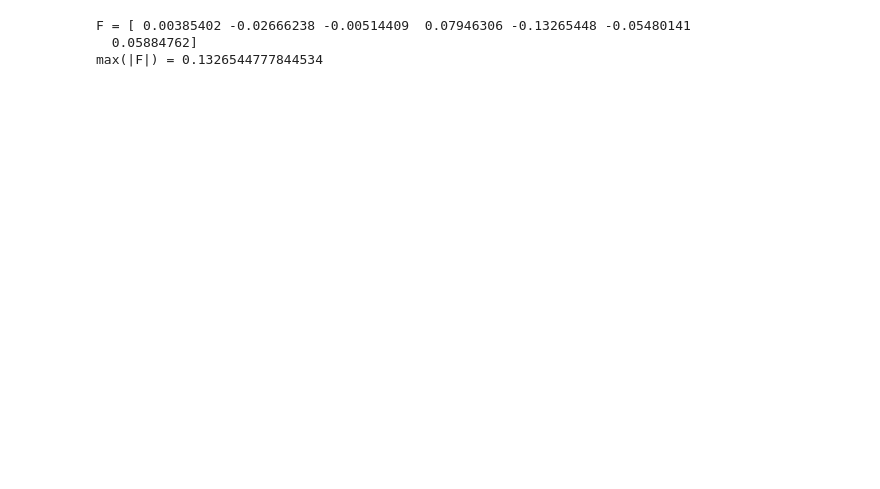
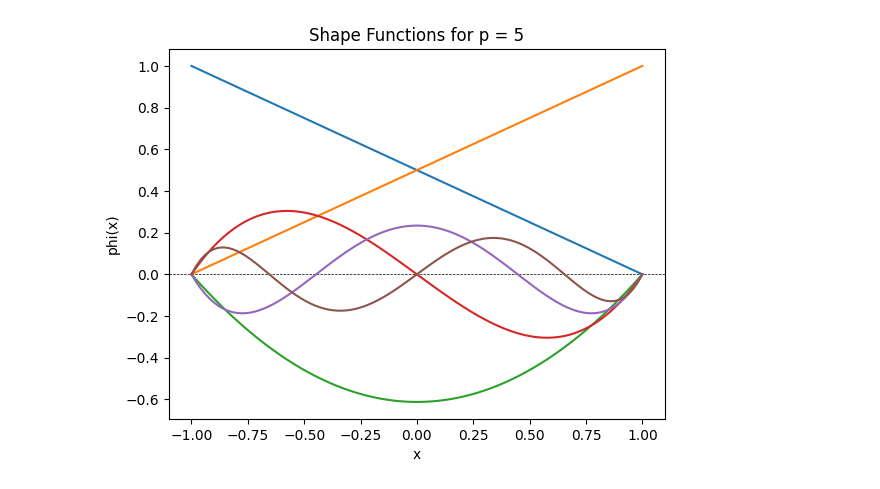
Before and after one commit to rick7777k/FEM_project, a Jupyter notebook: notebooks/playgound.ipynb, the cells around one changed output. Drawn from its saved outputs; the diff is of its cells as text; code cells hidden in the pictures; blank space fills up the shorter version.

```diff
--- a/notebooks/playgound.ipynb
+++ b/notebooks/playgound.ipynb
@@ -33,10 +28,23 @@ def analytic_solution(a: float, xb: float) -> Callable[[NDArray[np.float64]], ND
-# %%
-mesh = Mesh(1.0, 2, 3)
-K, F = assemble(mesh, rhs_function(5, 0.8), 3)
-print("F =", F)
-print("max(|F|) =", np.max(np.abs(F)))
-# %% [output]
-F = [ 0.00385402 -0.02666238 -0.00514409  0.07946306 -0.13265448 -0.05480141
-  0.05884762]
-max(|F|) = 0.1326544777844534
+# %%
+p = 5
+
+if p == 1:
+    phi, _ = ShapeFunctions.linear()
+elif p == 2:
+    phi, _ = ShapeFunctions.quadratic()
+else:
+    phi, _ = ShapeFunctions.hierarchical(p)
+
+x = np.linspace(-1, 1, 100)
+phi_values = phi(x)
+
+plt.title(f'Shape Functions for p = {p}')
+plt.xlabel('x')
+plt.ylabel('phi(x)')
+plt.axhline(0, color='black', lw=0.5, ls='--')
+for i in range(p + 1):
+    plt.plot(x, phi_values[i], label=f'phi_{i}(x)')
+plt.show()
+# %% [output]
+[figure, added]
 # %%
```
Also changed, not shown: parts of 4 cells of this notebook, 4 other files.
